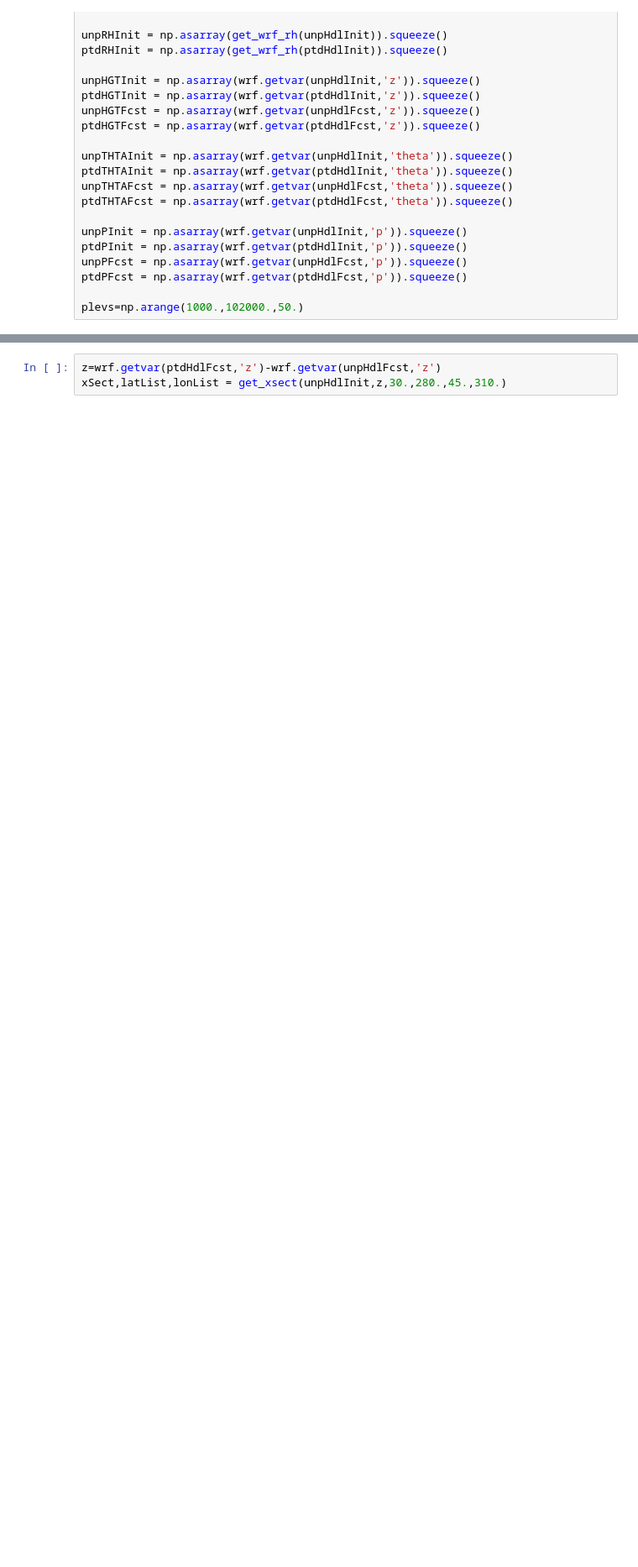
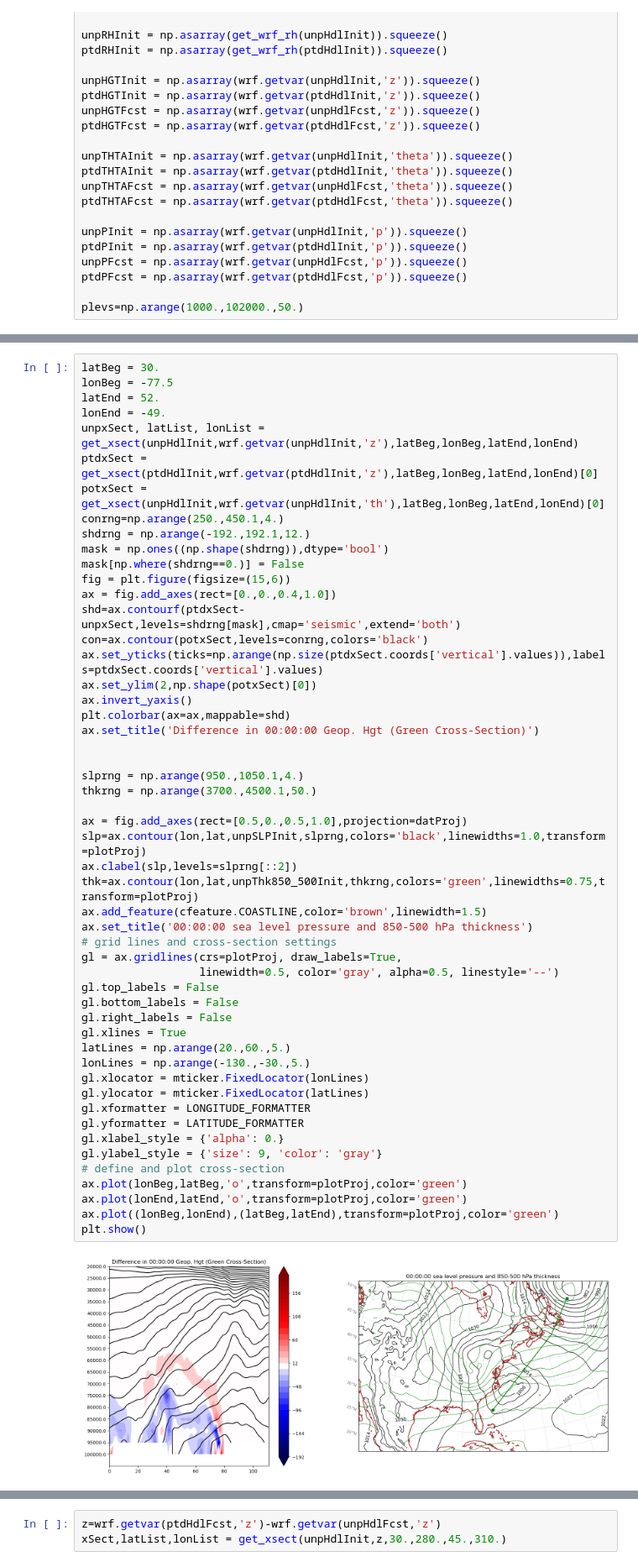
Before and after one commit to bthoover/UWAOS_WRF_QOIP, a Jupyter notebook: analysis/final_run/march2020_uvTq_case_plots.ipynb, the cells around one changed output, grey strips where cells are left out. Shown at 84% size. Saved outputs shown, nothing was run; the diff lists cells and outputs as text; blank space fills up the shorter version.

Commit message:
Adding to analysis/final_run/march2020_uvTq_case_plots.ipynb (combination cross-section/map plots

```diff
--- a/analysis/final_run/march2020_uvTq_case_plots.ipynb
+++ b/analysis/final_run/march2020_uvTq_case_plots.ipynb
@@ -424,0 +423,54 @@ plt.show()
+# %%
+latBeg = 30.
+lonBeg = -77.5
+latEnd = 52.
+lonEnd = -49.
+unpxSect, latList, lonList = get_xsect(unpHdlInit,wrf.getvar(unpHdlInit,'z'),latBeg,lonBeg,latEnd,lonEnd)
+ptdxSect = get_xsect(ptdHdlInit,wrf.getvar(ptdHdlInit,'z'),latBeg,lonBeg,latEnd,lonEnd)[0]
+potxSect = get_xsect(unpHdlInit,wrf.getvar(unpHdlInit,'th'),latBeg,lonBeg,latEnd,lonEnd)[0]
+conrng=np.arange(250.,450.1,4.)
+shdrng = np.arange(-192.,192.1,12.)
+mask = np.ones((np.shape(shdrng)),dtype='bool')
+mask[np.where(shdrng==0.)] = False
+fig = plt.figure(figsize=(15,6))
+ax = fig.add_axes(rect=[0.,0.,0.4,1.0])
+shd=ax.contourf(ptdxSect-unpxSect,levels=shdrng[mask],cmap='seismic',extend='both')
+con=ax.contour(potxSect,levels=conrng,colors='black')
+ax.set_yticks(ticks=np.arange(np.size(ptdxSect.coords['vertical'].values)),labels=ptdxSect.coords['vertical'].values)
+ax.set_ylim(2,np.shape(potxSect)[0])
+ax.invert_yaxis()
+plt.colorbar(ax=ax,mappable=shd)
+ax.set_title('Difference in 00:00:00 Geop. Hgt (Green Cross-Section)')
+
+
+slprng = np.arange(950.,1050.1,4.)
+thkrng = np.arange(3700.,4500.1,50.)
+
+ax = fig.add_axes(rect=[0.5,0.,0.5,1.0],projection=datProj)
+slp=ax.contour(lon,lat,unpSLPInit,slprng,colors='black',linewidths=1.0,transform=plotProj)
+ax.clabel(slp,levels=slprng[::2])
+thk=ax.contour(lon,lat,unpThk850_500Init,thkrng,colors='green',linewidths=0.75,transform=plotProj)
+ax.add_feature(cfeature.COASTLINE,color='brown',linewidth=1.5)
+ax.set_title('00:00:00 sea level pressure and 850-500 hPa thickness')
+# grid lines and cross-section settings
+gl = ax.gridlines(crs=plotProj, draw_labels=True,
+                  linewidth=0.5, color='gray', alpha=0.5, linestyle='--')
+gl.top_labels = False
+gl.bottom_labels = False
+gl.right_labels = False
+gl.xlines = True
+latLines = np.arange(20.,60.,5.)
+lonLines = np.arange(-130.,-30.,5.)
+gl.xlocator = mticker.FixedLocator(lonLines)
+gl.ylocator = mticker.FixedLocator(latLines)
+gl.xformatter = LONGITUDE_FORMATTER
+gl.yformatter = LATITUDE_FORMATTER
+gl.xlabel_style = {'alpha': 0.}
+gl.ylabel_style = {'size': 9, 'color': 'gray'}
+# define and plot cross-section
+ax.plot(lonBeg,latBeg,'o',transform=plotProj,color='green')
+ax.plot(lonEnd,latEnd,'o',transform=plotProj,color='green')
+ax.plot((lonBeg,lonEnd),(latBeg,latEnd),transform=plotProj,color='green')
+plt.show()
+# %% [output]
+[figure, added]
```
Also changed, not shown: parts of 11 cells of this notebook.
